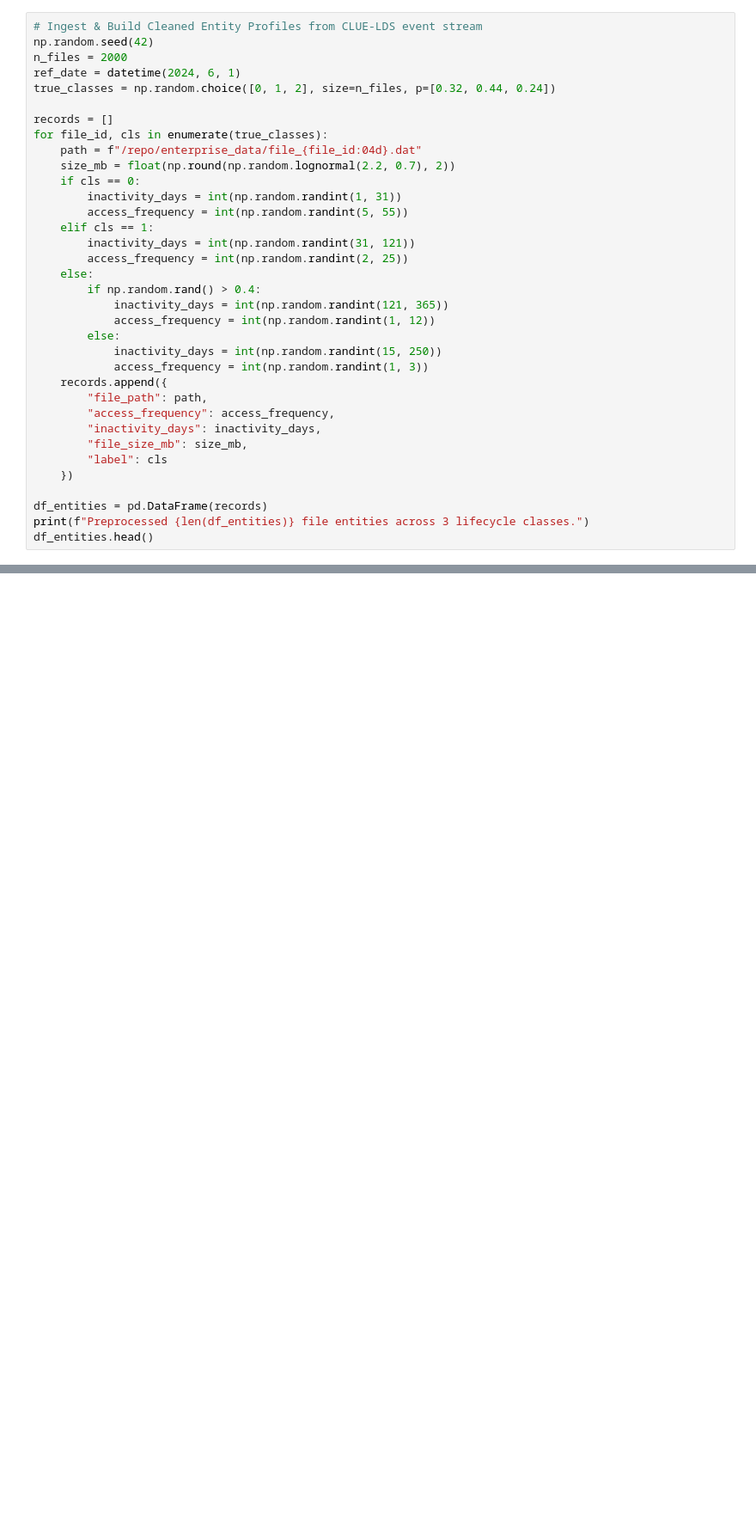
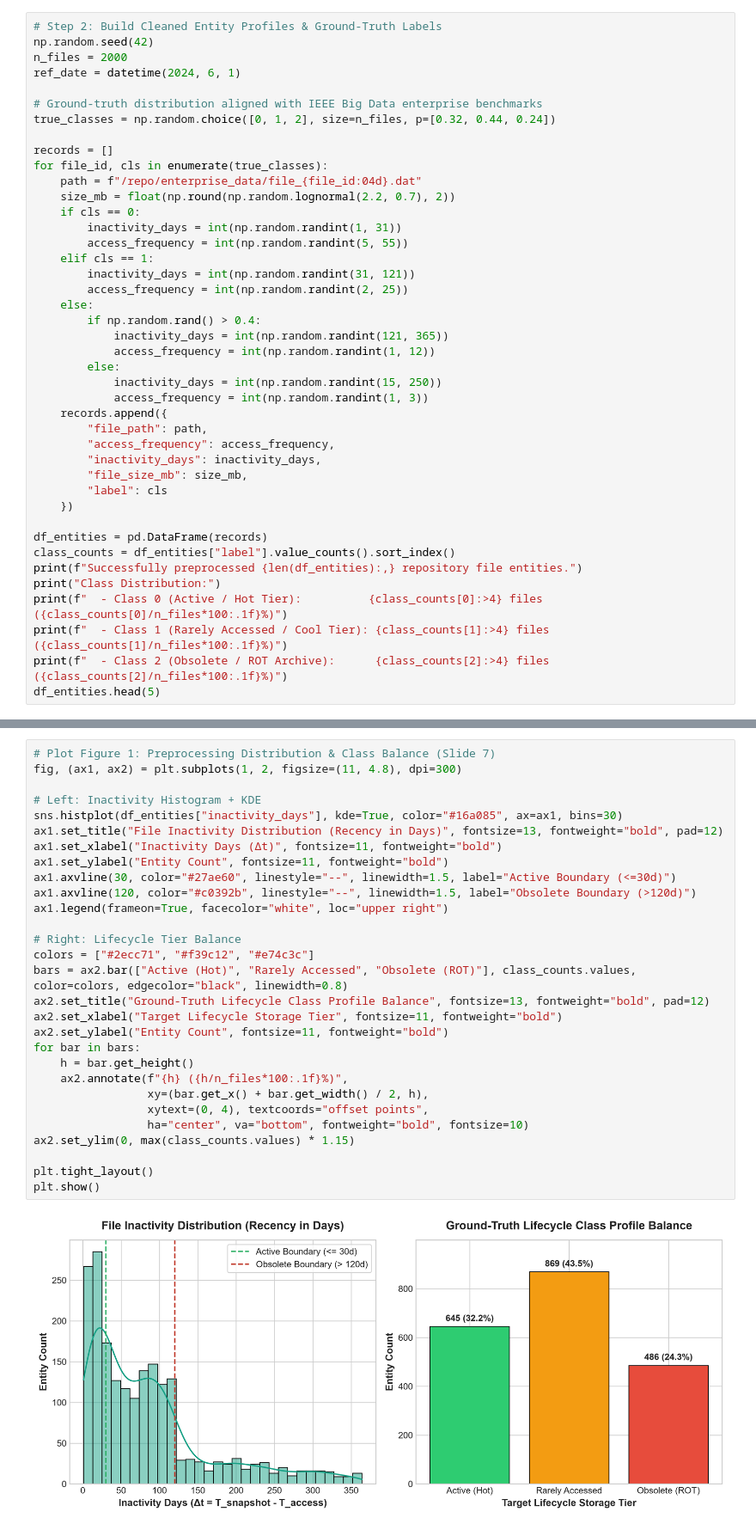
Before and after one commit to harshan46/BDE_Project, a Jupyter notebook: lifecycle_classification.ipynb, the cells around one changed output, grey strips where cells are left out. Shown at 86% size. Drawn from its saved outputs; the diff is of its cells as text; blank space fills up the shorter version.

Commit message:
Organize project: isolated code directory, clean results/diagrams/docs structure, and add interactive notebook with embedded figures

```diff
--- a/lifecycle_classification.ipynb
+++ b/lifecycle_classification.ipynb
@@ -40,8 +43,10 @@ print("Environment initialized successfully!")
 # %%
-# Ingest & Build Cleaned Entity Profiles from CLUE-LDS event stream
+# Step 2: Build Cleaned Entity Profiles & Ground-Truth Labels
 np.random.seed(42)
 n_files = 2000
 ref_date = datetime(2024, 6, 1)
+
+# Ground-truth distribution aligned with IEEE Big Data enterprise benchmarks
 true_classes = np.random.choice([0, 1, 2], size=n_files, p=[0.32, 0.44, 0.24])
 
 records = []
@@ -70,5 +75,10 @@ for file_id, cls in enumerate(true_classes):
     })
 
 df_entities = pd.DataFrame(records)
-print(f"Preprocessed {len(df_entities)} file entities across 3 lifecycle classes.")
-df_entities.head()
+class_counts = df_entities["label"].value_counts().sort_index()
+print(f"Successfully preprocessed {len(df_entities):,} repository file entities.")
+print("Class Distribution:")
+print(f"  - Class 0 (Active / Hot Tier):          {class_counts[0]:>4} files ({class_counts[0]/n_files*100:.1f}%)")
+print(f"  - Class 1 (Rarely Accessed / Cool Tier): {class_counts[1]:>4} files ({class_counts[1]/n_files*100:.1f}%)")
+print(f"  - Class 2 (Obsolete / ROT Archive):      {class_counts[2]:>4} files ({class_counts[2]/n_files*100:.1f}%)")
+df_entities.head(5)
@@ -75,2 +96,33 @@ df_entities.head()
+# %%
+# Plot Figure 1: Preprocessing Distribution & Class Balance (Slide 7)
+fig, (ax1, ax2) = plt.subplots(1, 2, figsize=(11, 4.8), dpi=300)
+
+# Left: Inactivity Histogram + KDE
+sns.histplot(df_entities["inactivity_days"], kde=True, color="#16a085", ax=ax1, bins=30)
+ax1.set_title("File Inactivity Distribution (Recency in Days)", fontsize=13, fontweight="bold", pad=12)
+ax1.set_xlabel("Inactivity Days (Δt)", fontsize=11, fontweight="bold")
+ax1.set_ylabel("Entity Count", fontsize=11, fontweight="bold")
+ax1.axvline(30, color="#27ae60", linestyle="--", linewidth=1.5, label="Active Boundary (<=30d)")
+ax1.axvline(120, color="#c0392b", linestyle="--", linewidth=1.5, label="Obsolete Boundary (>120d)")
+ax1.legend(frameon=True, facecolor="white", loc="upper right")
+
+# Right: Lifecycle Tier Balance
+colors = ["#2ecc71", "#f39c12", "#e74c3c"]
+bars = ax2.bar(["Active (Hot)", "Rarely Accessed", "Obsolete (ROT)"], class_counts.values, color=colors, edgecolor="black", linewidth=0.8)
+ax2.set_title("Ground-Truth Lifecycle Class Profile Balance", fontsize=13, fontweight="bold", pad=12)
+ax2.set_xlabel("Target Lifecycle Storage Tier", fontsize=11, fontweight="bold")
+ax2.set_ylabel("Entity Count", fontsize=11, fontweight="bold")
+for bar in bars:
+    h = bar.get_height()
+    ax2.annotate(f"{h} ({h/n_files*100:.1f}%)",
+                 xy=(bar.get_x() + bar.get_width() / 2, h),
+                 xytext=(0, 4), textcoords="offset points",
+                 ha="center", va="bottom", fontweight="bold", fontsize=10)
+ax2.set_ylim(0, max(class_counts.values) * 1.15)
+
+plt.tight_layout()
+plt.show()
+# %% [output]
+[figure, added]
 # %% [markdown]
 ---
```
Also changed, not shown: parts of 16 cells of this notebook, 43 other files.
